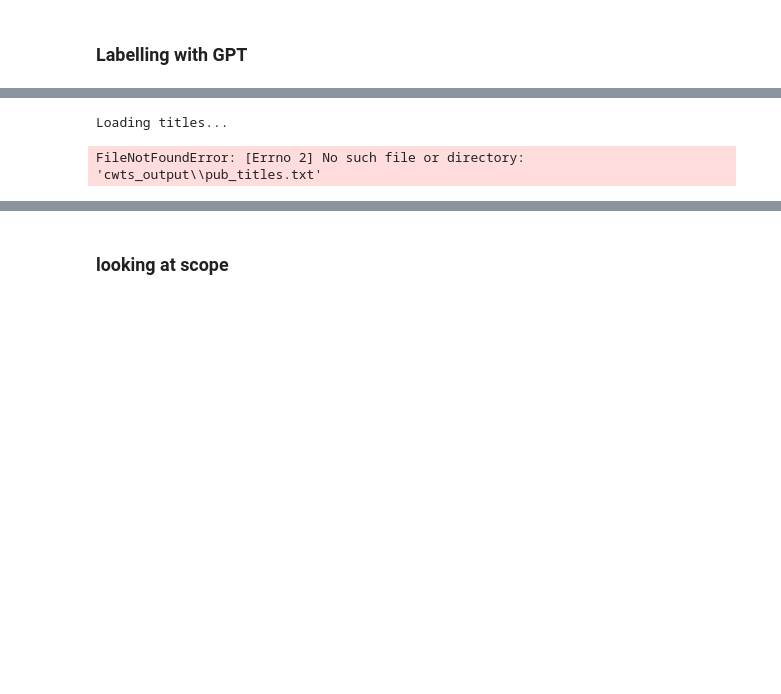
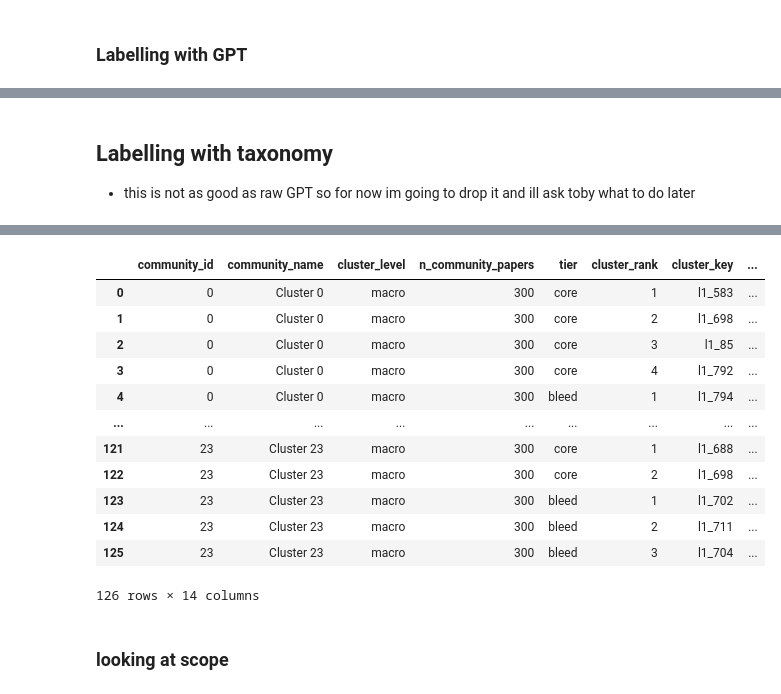
Before and after one commit to sophieW-AA/scope-drift-model, a Jupyter notebook: test.ipynb, the cells around one changed output, grey strips where cells are left out. Cells and saved outputs as stored; diff of their text form; code cells hidden in the pictures; blank space fills up the shorter version.

```diff
--- a/test.ipynb
+++ b/test.ipynb
@@ -236,5 +205,8 @@ MACRO: 1 clusters
 # %% [markdown]
 ### Labelling with GPT
+# %%
+# timestamp = "20260710_144411" # 2020-2026 full run
+timestamp = "20260618_130306"  # 2023-2026 full run
 # %%
 import label_clusters
 
@@ -256,29 +229,0 @@ Done.
-# %%
-from pathlib import Path
-import pandas as pd
-
-OUTPUT_DIR = Path("cwts_output")
-classif_path = OUTPUT_DIR / "classification.txt"
-titles_path = OUTPUT_DIR / "pub_titles.txt"
-classif = pd.read_csv(
-    classif_path,
-    sep="\t",
-    header=None,
-    names=["pub_no", "micro", "meso", "macro"],
-)
-
-print("Loading titles...")
-titles = pd.read_csv(
-    titles_path,
-    sep="\t",
-    header=None,
-    names=["pub_no", "title"],
-)
-
-merged = classif.merge(titles, on="pub_no")
-print(f"Merged: {len(merged):,} publications")
-
-# merged.sample(5000).to_csv('full_merged.csv')
-# %% [output]
-Loading titles...
-FileNotFoundError: [Errno 2] No such file or directory: 'cwts_output\\pub_titles.txt'
@@ -287,3 +230,9 @@ merged.sample(5000).to_csv("merged_sample.csv")
-# %%
-pd.set_option("display.max_colwidth", None)
-merged[["macro", "title"]].sample(500)
+# %% [markdown]
+## Labelling with taxonomy
+- this is not as good as raw GPT so for now im going to drop it and ill ask toby what to do later
+# %%
+import taxonomy_naming
+
+# Run taxonomy naming (reads from BigQuery using run_timestamp)
+taxonomy_naming.main(timestamp)
+# %% [output]
@@ -290,2 +256,15 @@ merged[["macro", "title"]].sample(500)
+|  | community_id | community_name | cluster_level | n_community_papers | tier | cluster_rank | cluster_key | ... |
+| 0 | 0 | Cluster 0 | macro | 300 | core | 1 | l1_583 | ... |
+| 1 | 0 | Cluster 0 | macro | 300 | core | 2 | l1_698 | ... |
+| 2 | 0 | Cluster 0 | macro | 300 | core | 3 | l1_85 | ... |
+| 3 | 0 | Cluster 0 | macro | 300 | core | 4 | l1_792 | ... |
+| 4 | 0 | Cluster 0 | macro | 300 | bleed | 1 | l1_794 | ... |
+| ... | ... | ... | ... | ... | ... | ... | ... | ... |
+| 121 | 23 | Cluster 23 | macro | 300 | core | 1 | l1_688 | ... |
+| 122 | 23 | Cluster 23 | macro | 300 | core | 2 | l1_698 | ... |
+| 123 | 23 | Cluster 23 | macro | 300 | bleed | 1 | l1_702 | ... |
+| 124 | 23 | Cluster 23 | macro | 300 | bleed | 2 | l1_711 | ... |
+| 125 | 23 | Cluster 23 | macro | 300 | bleed | 3 | l1_704 | ... |
+126 rows × 14 columns
 # %% [markdown]
 ### looking at scope
```
Also changed, not shown: parts of 15 cells of this notebook, 12 other files.
